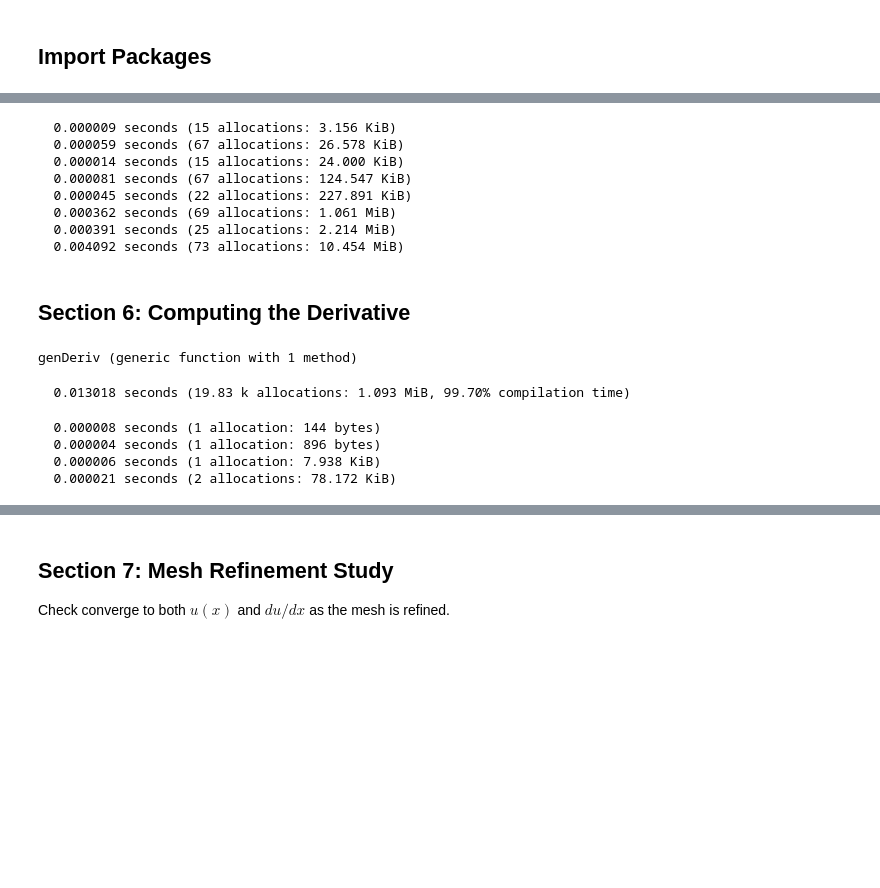
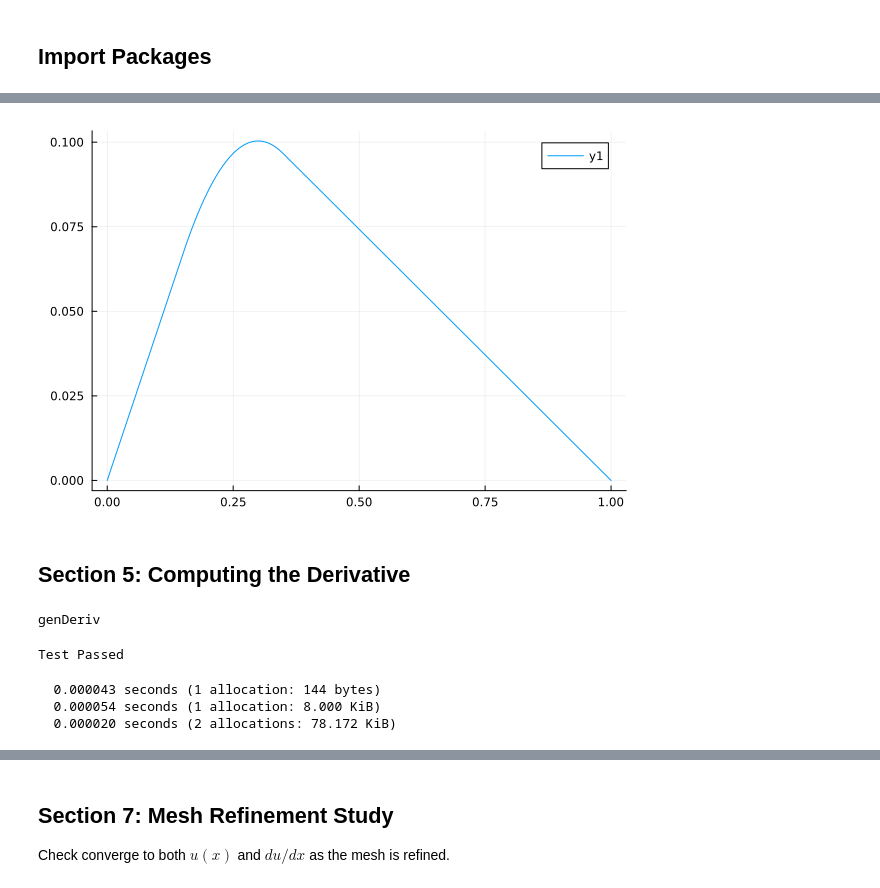
Before and after one commit to ziolai/finite_element_electrical_engineering, a Jupyter notebook: lab-sessions/4-lab-session.ipynb, the cells around one changed output, grey strips where cells are left out. Drawn from its saved outputs; the diff is of its cells as text; code cells hidden in the pictures; blank space fills up the shorter version.

```diff
--- a/lab-sessions/4-lab-session.ipynb
+++ b/lab-sessions/4-lab-session.ipynb
@@ -497,22 +327,24 @@ plot(u)
-# %%
-# observe again how the number of memory allocations only depends midly on the mesh size
-# observe how assembly is much faster than the solve
-mesh = genMesh(10);    @time A = genStiffMat(mesh); f = genVector(mesh,fsource); @time u = genSolution(A,f);
-mesh = genMesh(100);   @time A = genStiffMat(mesh); f = genVector(mesh,fsource); @time u = genSolution(A,f);
-mesh = genMesh(1000);  @time A = genStiffMat(mesh); f = genVector(mesh,fsource); @time u = genSolution(A,f);
-mesh = genMesh(10000); @time A = genStiffMat(mesh); f = genVector(mesh,fsource); @time u = genSolution(A,f);
-# %% [output]
-  0.000009 seconds (15 allocations: 3.156 KiB)
-  0.000059 seconds (67 allocations: 26.578 KiB)
-  0.000014 seconds (15 allocations: 24.000 KiB)
-  0.000081 seconds (67 allocations: 124.547 KiB)
-  0.000045 seconds (22 allocations: 227.891 KiB)
-  0.000362 seconds (69 allocations: 1.061 MiB)
-  0.000391 seconds (25 allocations: 2.214 MiB)
-  0.004092 seconds (73 allocations: 10.454 MiB)
+# %%
+L = .5
+fsource(x) = 3*(x>(L/2-L/5))*(x<(L/2+L/5))
+
+N = 500; mesh = genMesh(N); x = getNodes(mesh)
+
+A = genStiffMat(mesh)
+f = genVector(mesh,fsource)
+u = genSolution(A,f)
+
+plot(x,u)
+# %% [output]
+[figure, added]
 # %% [markdown]
-## Section 6: Computing the Derivative
+## Section 5: Computing the Derivative
 # %%
+"""
+    genDeriv(mesh, u)
+
+Generates the derivative of the finite element solution.
+"""
 function genDeriv(mesh, u)
 
     #..recover number of elements
@@ -522,8 +354,7 @@ function genDeriv(mesh, u)
     #..initialize global vector
     du = zeros(Float64,nelements)
 
-    for i = 1:nelements #..loop over number of elements..
-        element = mesh.Elements[i]
+    for (i,element) in enumerate(mesh.Elements) #..loop over number of elements..
         h  = element.area
         u1 = u[element.e1]
         u2 = u[element.e2]
@@ -533,24 +364,17 @@ function genDeriv(mesh, u)
     return du
 end
 # %% [output]
-genDeriv (generic function with 1 method)
+genDeriv
+# %%
+@test genDeriv(testMesh,testu) == testux
+# %% [output]
+Test Passed
 # %%
-mesh = genMesh(100);   A = genStiffMat(mesh); f = genVector(mesh,fsource); u = genSolution(A,f);
+mesh = genMesh(10);    A = genStiffMat(mesh); f = genVector(mesh,fsource); u = genSolution(A,f);
 @time du = genDeriv(mesh,u);
-plot(du)
+mesh = genMesh(1000);  A = genStiffMat(mesh); f = genVector(mesh,fsource); u = genSolution(A,f); @time du = genDeriv(mesh,u);
+mesh = genMesh(10000); A = genStiffMat(mesh); f = genVector(mesh,fsource); u = genSolution(A,f); @time du = genDeriv(mesh,u);
 # %% [output]
-  0.013018 seconds (19.83 k allocations: 1.093 MiB, 99.70% compilation time)
+  0.000043 seconds (1 allocation: 144 bytes)
+  0.000054 seconds (1 allocation: 8.000 KiB)
+  0.000020 seconds (2 allocations: 78.172 KiB)
-# %%
-mesh = genMesh(10);    A = genStiffMat(mesh); f = genVector(mesh,fsource); u = genSolution(A,f);
-@time du = genDeriv(mesh,u);
-mesh = genMesh(100);   A = genStiffMat(mesh); f = genVector(mesh,fsource); u = genSolution(A,f);
-@time du = genDeriv(mesh,u);
-mesh = genMesh(1000);  A = genStiffMat(mesh); f = genVector(mesh,fsource); u = genSolution(A,f);
-@time du = genDeriv(mesh,u);
-mesh = genMesh(10000); A = genStiffMat(mesh); f = genVector(mesh,fsource); u = genSolution(A,f);
-@time du = genDeriv(mesh,u);
-# %% [output]
-  0.000008 seconds (1 allocation: 144 bytes)
-  0.000004 seconds (1 allocation: 896 bytes)
-  0.000006 seconds (1 allocation: 7.938 KiB)
-  0.000021 seconds (2 allocations: 78.172 KiB)
```
Also changed, not shown: parts of 41 cells of this notebook.
